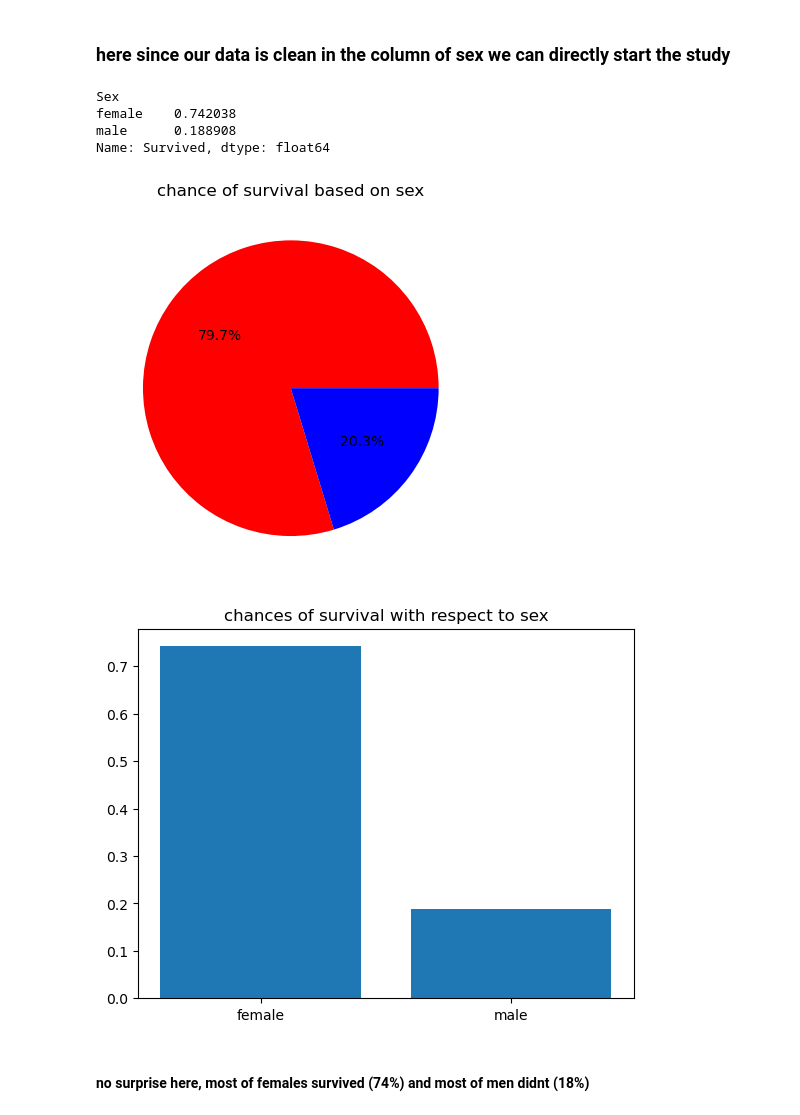
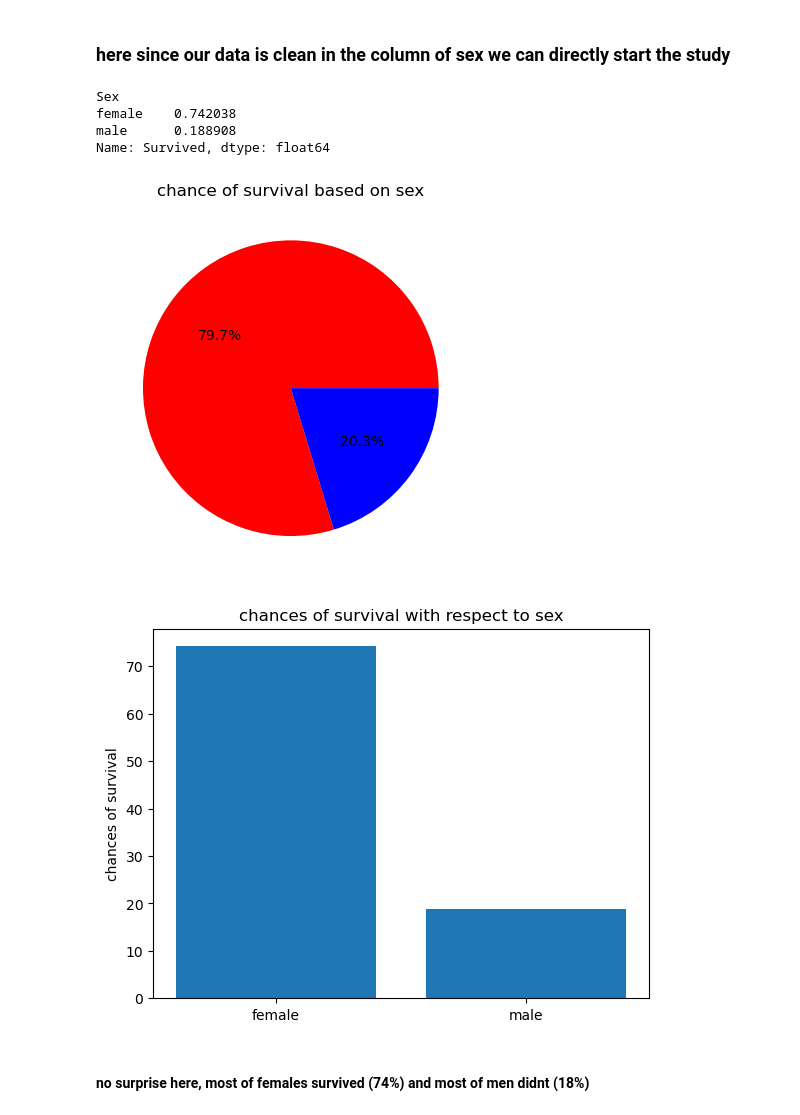
Before and after one commit to faresBenhammadi/data_analysis_titanic, a Jupyter notebook: notebook.ipynb, the cells around one changed output. Saved outputs shown, nothing was run; the diff lists cells and outputs as text; code cells hidden in the pictures.

```diff
--- a/notebook.ipynb
+++ b/notebook.ipynb
@@ -166,24 +166,25 @@ we can also calculation the correlation
 # %%
 group_per_sex = df.groupby("Sex")
 survive_per_sex_per = group_per_sex["Survived"].mean()
 print(survive_per_sex_per)
 
 plt.figure()
 plt.title("chance of survival based on sex")
 plt.pie(survive_per_sex_per,colors=["red","blue"],autopct="%1.1f%%")
 plt.show()
 
 plt.figure()
 plt.title("chances of survival with respect to sex")
-plt.bar(survive_per_sex_per.index,survive_per_sex_per.values)
+plt.bar(survive_per_sex_per.index,survive_per_sex_per.values * 100)
+plt.ylabel("chances of survival")
 plt.show()
 # %% [output]
 Sex
 female    0.742038
 male      0.188908
 Name: Survived, dtype: float64
 [figure]
-[figure, old version]
+[figure, new version]
 # %% [markdown]
 #### no surprise here, most of females survived (74%) and most of men didnt (18%)
 # %% [markdown]
```
Also changed, not shown: parts of 16 cells of this notebook, 1 other file.
